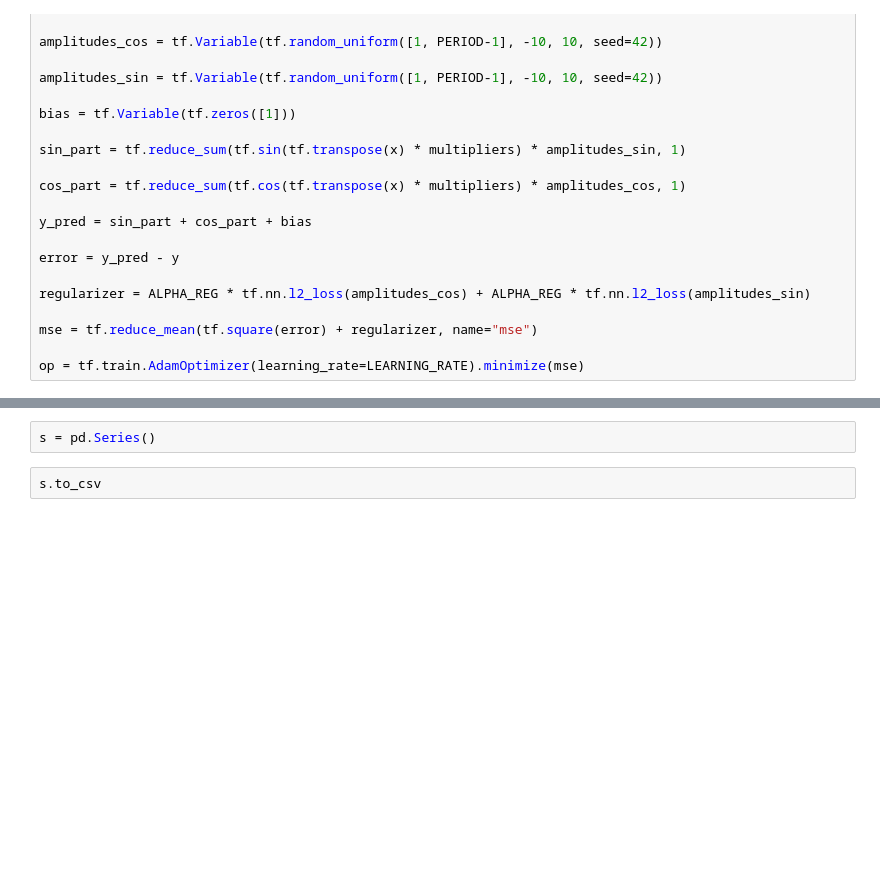
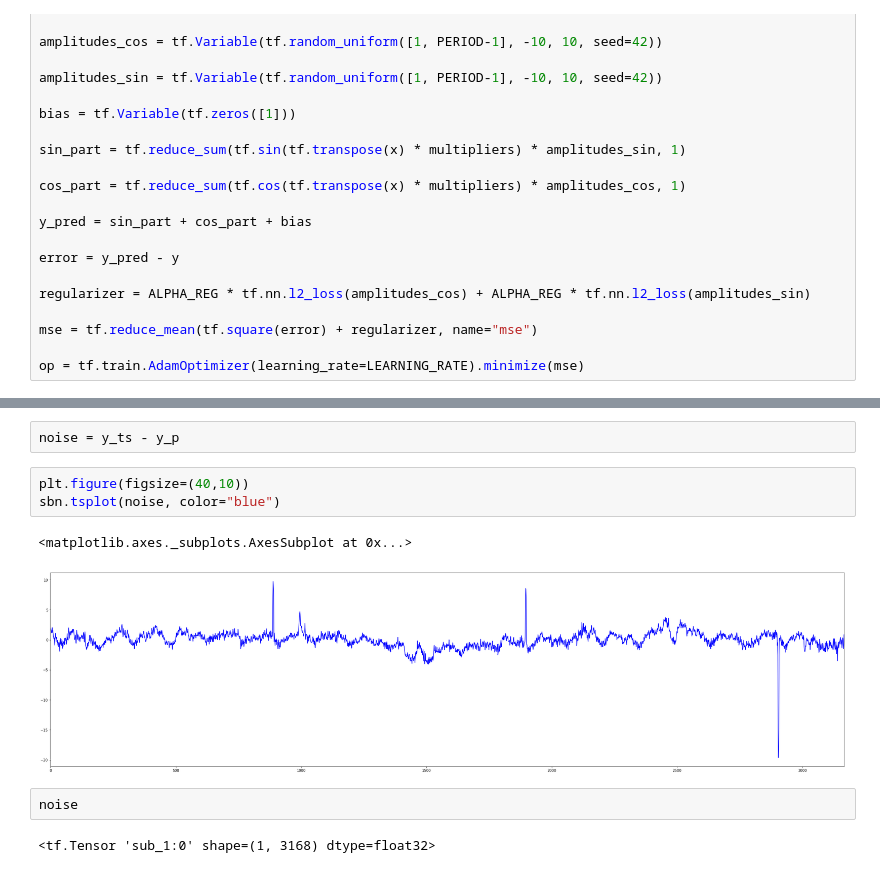
Before and after one commit to calasius/timeseries, a Jupyter notebook: fourier-time-series-analysis.ipynb, the cells around one changed output, grey strips where cells are left out. Saved outputs shown, nothing was run; the diff lists cells and outputs as text; blank space fills up the shorter version.

```diff
--- a/fourier-time-series-analysis.ipynb
+++ b/fourier-time-series-analysis.ipynb
@@ -101,4 +104,12 @@ sbn.tsplot(y_p, color="blue")
-# %%
-s = pd.Series()
-# %%
-s.to_csv
+# %%
+noise = y_ts - y_p
+# %%
+plt.figure(figsize=(40,10))
+sbn.tsplot(noise, color="blue")
+# %% [output]
+<matplotlib.axes._subplots.AxesSubplot at 0x...>
+[figure, added]
+# %%
+noise
+# %% [output]
+<tf.Tensor 'sub_1:0' shape=(1, 3168) dtype=float32>
```
Also changed, not shown: parts of 5 cells of this notebook.
